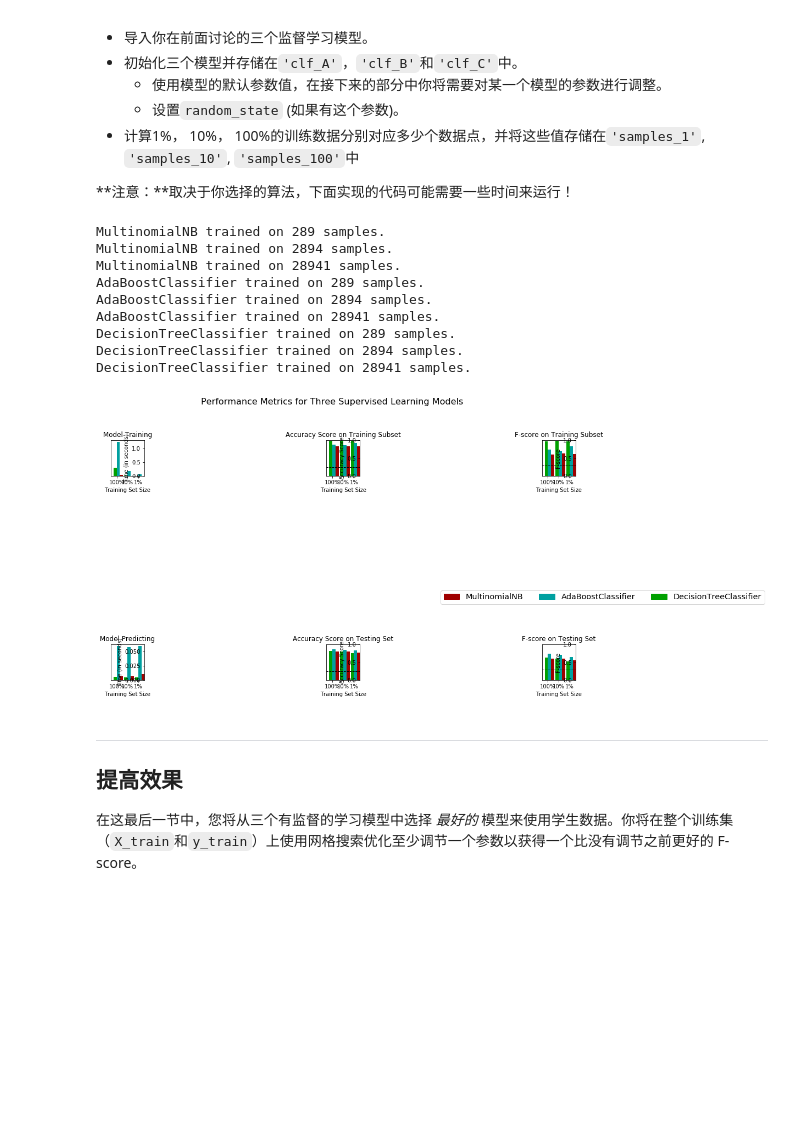
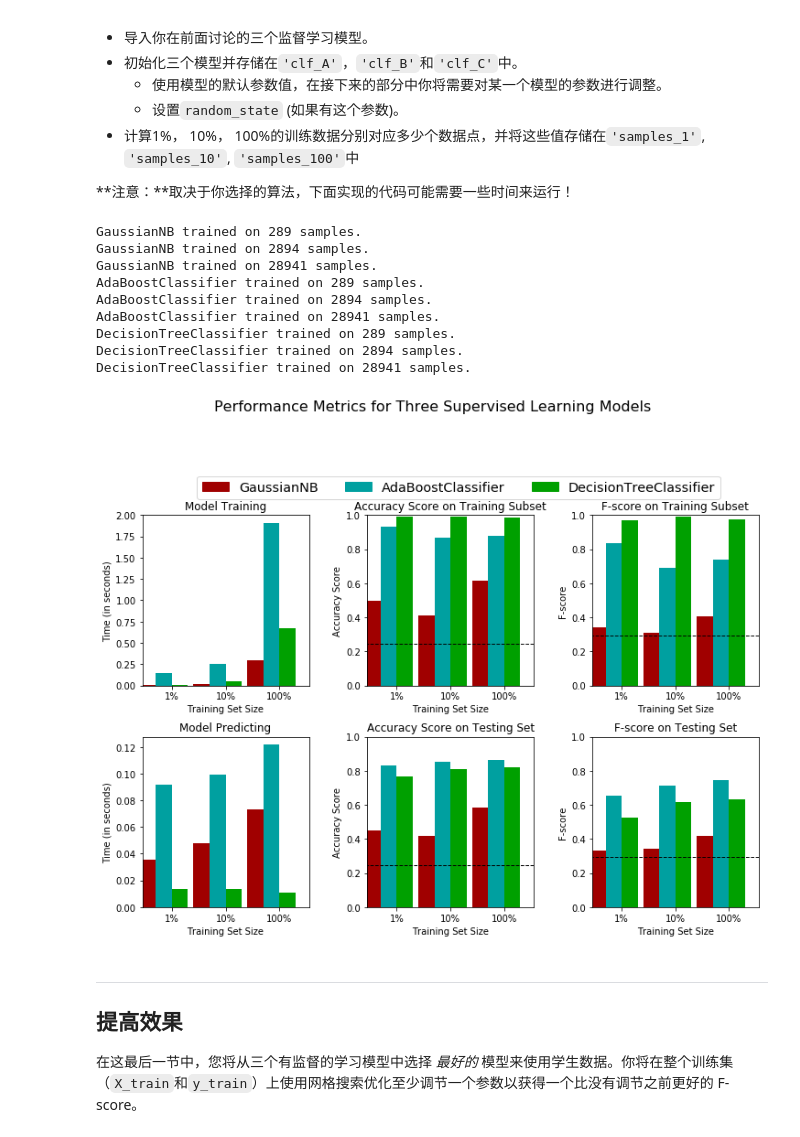
Before and after one commit to snhua/machine-learning-advance, a Jupyter notebook: finding_donors/finding_donors.ipynb, the cells around one changed output. Drawn from its saved outputs; the diff is of its cells as text; code cells hidden in the pictures; blank space fills up the shorter version.

```diff
--- a/finding_donors/finding_donors.ipynb
+++ b/finding_donors/finding_donors.ipynb
@@ -146,14 +144,14 @@ display(features_raw.head(n = 1))
 features = pd.get_dummies(features_raw)
 
 # TODO：将'income_raw'编码成数字值
-income = income_raw.map({"<=50K":0,">50K":1})
+income = income_raw.apply(lambda x:0 if x=='<=50K' else 1)
 
 # 打印经过独热编码之后的特征数量
 encoded = list(features.columns)
 print ("{} total features after one-hot encoding.".format(len(encoded)))
 
 # 移除下面一行的注释以观察编码的特征名字
-# print( encoded)
+#print encoded
 # %% [output]
 103 total features after one-hot encoding.
 # %% [markdown]
@@ -200,21 +198,20 @@ $$ F_{\beta} = (1 + \beta^2) \cdot \frac{precision \cdot recall}{\left( \beta^2
 *如果我们选择一个无论什么情况都预测被调查者年收入大于 \$50,000 的模型，那么这个模型在**验证集上**的准确率，查准率，查全率和 F-score是多少？*
 # %%
 #不能使用scikit-learn，你需要根据公式自己实现相关计算。
+BETA = 0.5
 y_predict = np.ones(y_val.shape[0])
-
-BETA = 0.5
-
 #TODO： 计算准确率
-accuracy = sum(y_predict==y_val) / y_val.shape[0]
+accuracy = sum(y_val == y_predict)/y_val.shape[0]
 
 # TODO： 计算查准率 Precision
-precision =  sum([int(x)&int(y) for x,y in zip(y_predict,y_val)]) /sum(y_predict)
+precision = sum([int(x)&int(y) for x,y in zip(y_predict,y_val)])/sum(y_predict)
 
 # TODO： 计算查全率 Recall
-recall =  sum([int(x)&int(y) for x,y in zip(y_predict,y_val)]) /sum(y_val)
+recall =  sum([int(x)&int(y) for x,y in zip(y_predict,y_val)])/sum(y_val)
+
 
 # TODO： 使用上面的公式，设置beta=0.5，计算F-score
-fscore = (1+BETA**2)*accuracy*recall/((BETA**2)*precision +recall)
+fscore = (1 + BETA ** 2) * precision * recall/(BETA ** 2 * precision + recall)
 
 # 打印结果
 print ("Naive Predictor on validation data: \n \
@@ -397,13 +394,13 @@ def train_predict(learner, sample_size, X_train, y_train, X_val, y_val):
     results['acc_train'] = accuracy_score(y_train[0:300],predictions_train)
 
     # TODO：计算在验证上的准确率
-    results['acc_test'] =  accuracy_score(y_val,predictions_val)
+    results['acc_val'] =  accuracy_score(y_val,predictions_val)
 
     # TODO：计算在最前面300个训练数据上的F-score
     results['f_train'] = fbeta_score(y_train[0:300],predictions_train,BETA)
 
     # TODO：计算验证集上的F-score
-    results['f_test'] = fbeta_score(y_val,predictions_val,BETA)
+    results['f_val'] = fbeta_score(y_val,predictions_val,BETA)
 
     # 成功
     print ("{} trained on {} samples.".format(learner.__class__.__name__, sample_size))
@@ -422,7 +419,7 @@ def train_predict(learner, sample_size, X_train, y_train, X_val, y_val):
 **注意：**取决于你选择的算法，下面实现的代码可能需要一些时间来运行！
 # %%
 # TODO：从sklearn中导入三个监督学习模型
-from sklearn.naive_bayes import MultinomialNB
+from sklearn.naive_bayes import GaussianNB
 from sklearn.tree import DecisionTreeClassifier
 from sklearn.ensemble import AdaBoostClassifier
 from sklearn.linear_model import LogisticRegression
@@ -431,38 +428,38 @@ from sklearn.linear_model import SGDClassifier
 from sklearn.svm import SVC
 
 # TODO：初始化三个模型
-clf_A = MultinomialNB()
+clf_A = GaussianNB()
 
 # clf_A = SGDClassifier()
 clf_B = AdaBoostClassifier()
 clf_C =  DecisionTreeClassifier()
 
 # TODO：计算1%， 10%， 100%的训练数据分别对应多少点
 samples_1 =int( X_train.shape[0]/100)
 samples_10 = int( X_train.shape[0]/10)
 samples_100 = X_train.shape[0]
 
 # 收集学习器的结果
 results = {}
 for clf in [clf_A,clf_B,clf_C]:
     clf_name = clf.__class__.__name__
     results[clf_name] = {}
     for i, samples in enumerate([samples_1, samples_10, samples_100]):
         results[clf_name][i] = train_predict(clf, samples, X_train, y_train, X_val, y_val)
 
 # 对选择的三个模型得到的评价结果进行可视化
 vs.evaluate(results, accuracy, fscore)
 # %% [output]
-MultinomialNB trained on 289 samples.
-MultinomialNB trained on 2894 samples.
-MultinomialNB trained on 28941 samples.
+GaussianNB trained on 289 samples.
+GaussianNB trained on 2894 samples.
+GaussianNB trained on 28941 samples.
 AdaBoostClassifier trained on 289 samples.
 AdaBoostClassifier trained on 2894 samples.
 AdaBoostClassifier trained on 28941 samples.
 DecisionTreeClassifier trained on 289 samples.
 DecisionTreeClassifier trained on 2894 samples.
 DecisionTreeClassifier trained on 28941 samples.
-[figure, old version]
+[figure, new version]
 # %% [markdown]
 ----
 ## 提高效果
```
Also changed, not shown: parts of 14 cells of this notebook, 6 other files.
